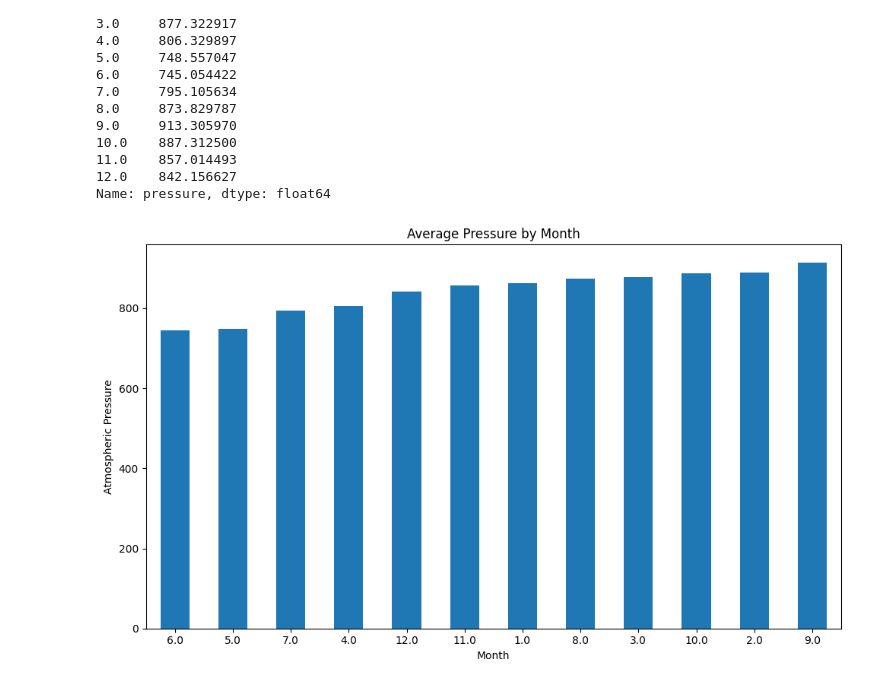
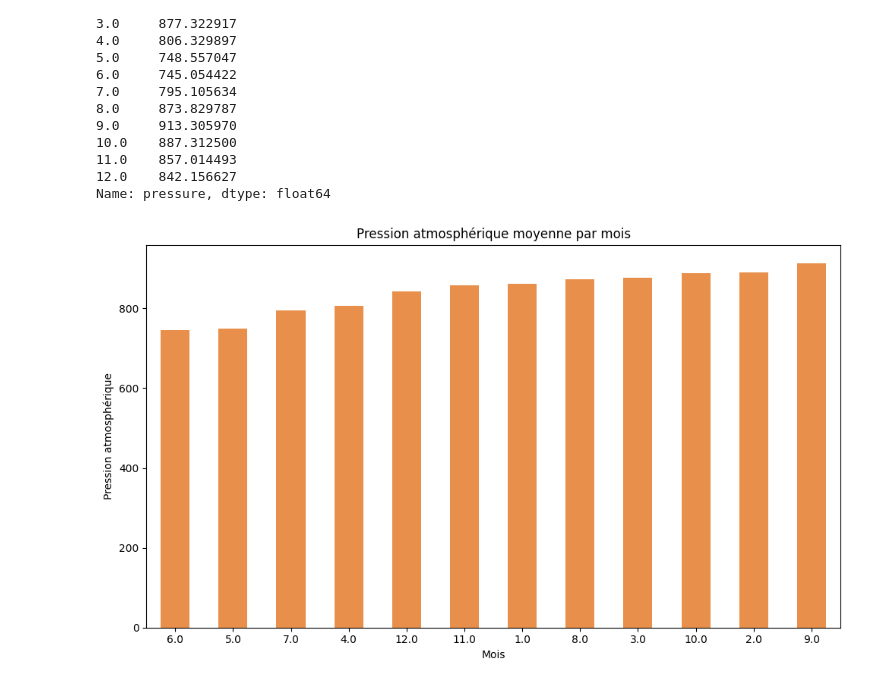
Before and after one commit to ikramkouibaati/Webscraping_Eval, a Jupyter notebook: main.ipynb, the cells around one changed output. Drawn from its saved outputs; the diff is of its cells as text; code cells hidden in the pictures.

```diff
--- a/main.ipynb
+++ b/main.ipynb
@@ -344,19 +340,19 @@ Name: pressure, dtype: float64
 # %%
 # Trie les données de pression atmosphérique moyenne par mois
 sorted_average_pressure = avg_pressure_by_month.sort_values()
 
 # Trace un graphique de la pression atmosphérique moyenne par mois
 plt.figure(figsize=(10, 6))
-sorted_average_pressure.plot(kind='bar')
+sorted_average_pressure.plot(kind='bar',color='#e8904b')
 plt.title('Pression atmosphérique moyenne par mois')
 plt.xlabel('Mois')
 plt.ylabel('Pression atmosphérique')
 plt.xticks(rotation=0)
 plt.tight_layout()
 
 plt.show()
 # %% [output]
-[figure, old version]
+[figure, new version]
 # %%
 # 5. Combien de jours terrestres (terre) y a-t-il dans une année martienne ?
 
```
Also changed, not shown: parts of 5 cells of this notebook, 3 other files.
